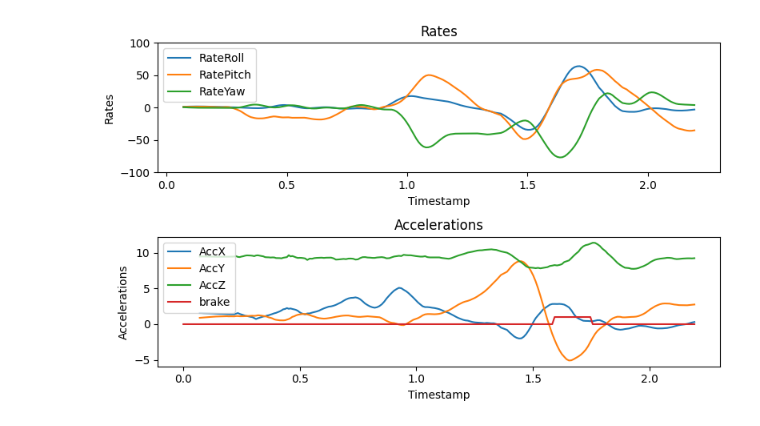
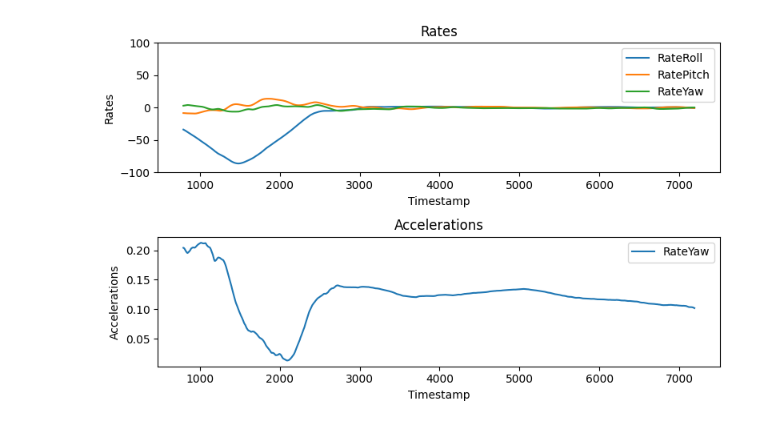
Before and after one commit to yambati03/bike-buddy, a Jupyter notebook: visualize.ipynb, the cells around one changed output. Cells and saved outputs as stored; diff of their text form; code cells hidden in the pictures.

```diff
--- a/visualize.ipynb
+++ b/visualize.ipynb
@@ -15,8 +17,8 @@ def plot_stuff(df):
     axs[0].legend()
 
     # Plotting accelerations
-    for i, column in enumerate(['AccX', 'AccY', 'AccZ', 'brake']):
-        axs[1].plot(df['Timestamp'], df[column], label=column)
+    #for i, column in enumerate(['AccX', 'AccY', 'AccZ', 'AccForward']):
+    axs[1].plot(df['Timestamp'], df["AccForward"], label=column)
     axs[1].set_title('Accelerations')
     axs[1].set_xlabel('Timestamp')
     axs[1].set_ylabel('Accelerations')
@@ -26,15 +28,28 @@ def plot_stuff(df):
     plt.tight_layout()
     plt.show()
 # %%
-df = pd.read_csv('data1731979563.csv', names=['Timestamp', 'RateRoll', 'RatePitch', 'RateYaw', 'AccX', 'AccY', 'AccZ'], header=None)
+df = pd.read_csv('data-right-turn-bike.csv', names=['Timestamp', 'RateRoll', 'RatePitch', 'RateYaw', 'AccX', 'AccY', 'AccZ'], header=None)
 df['Timestamp'] -= df['Timestamp'][0]
+
 
 # smooth out all columns
 for column in ['RateRoll', 'RatePitch', 'RateYaw', 'AccX', 'AccY', 'AccZ']:
-    df[column] = df[column].rolling(window=10).mean()
+    df[column] = df[column].rolling(window=100).mean()
 
-df['brake'] = df['AccY'] < - 2 # note accy is inverted
+
+
+degree = 54
+
+df['AccY'] = (df['AccY'] + 9.81 * np.sin( degree * np.pi / 180))
+df['AccZ'] = (df['AccZ'] + 9.81 * np.cos( degree * np.pi / 180))
+df['AccForward'] = df['AccY'] * np.cos( degree * np.pi / 180) - df['AccZ'] * np.sin( degree * np.pi / 180)
+
+
+
+
 
 plot_stuff(df)
+
+# plot_stuff(df)
 # %% [output]
-[figure, old version]
+[figure, new version]
```
Also changed, not shown: parts of 2 cells of this notebook, 3 other files.
